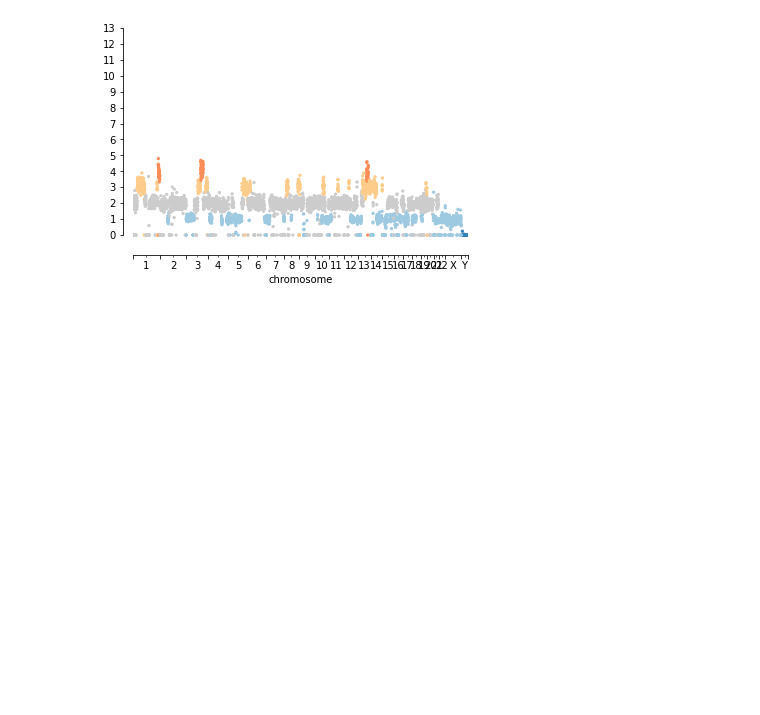
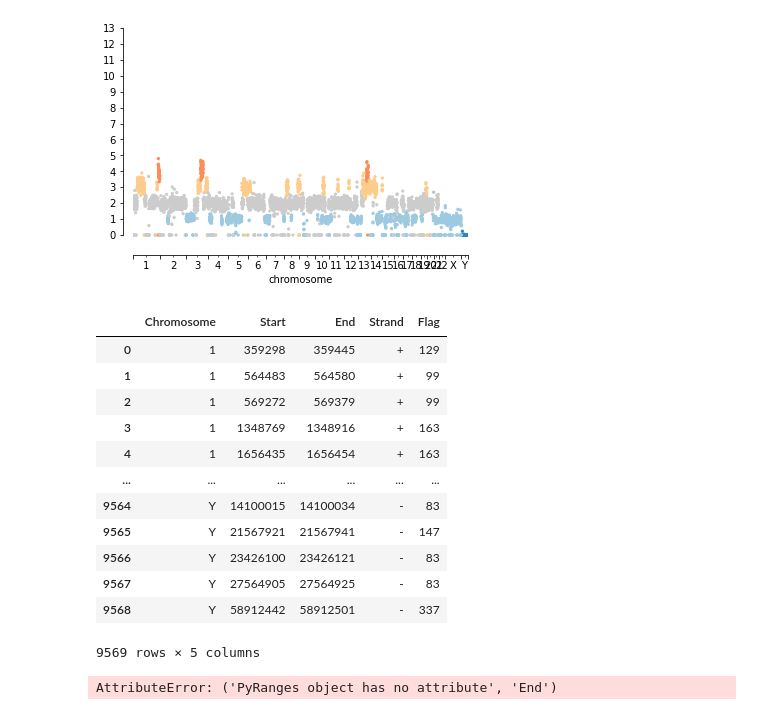
Before and after one commit to shahcompbio/scgenome-deprecated, a Jupyter notebook: notebooks/new_api.ipynb, the cells around one changed output. Cells and saved outputs as stored; diff of their text form; code cells hidden in the pictures; blank space fills up the shorter version.

```diff
--- a/notebooks/new_api.ipynb
+++ b/notebooks/new_api.ipynb
@@ -83,3 +83,54 @@ scgenome.plotting.cn.plot_cn_profile(
 # %% [output]
 <AxesSubplot:xlabel='chromosome'>
 [figure]
+# %%
+
+cell_bams = {
+    'SA1090-A96213A-R20-C06': '/juno/work/shah/isabl_data_lake/analyses/85/03/8503/bams/SA1090-A96213A-R20-C06.bam',
+    'SA1090-A96213A-R20-C08': '/juno/work/shah/isabl_data_lake/analyses/85/03/8503/bams/SA1090-A96213A-R20-C08.bam',
+    'SA1090-A96213A-R20-C09': '/juno/work/shah/isabl_data_lake/analyses/85/03/8503/bams/SA1090-A96213A-R20-C09.bam',
+    'SA1090-A96213A-R20-C10': '/juno/work/shah/isabl_data_lake/analyses/85/03/8503/bams/SA1090-A96213A-R20-C10.bam',
+    'SA1090-A96213A-R20-C11': '/juno/work/shah/isabl_data_lake/analyses/85/03/8503/bams/SA1090-A96213A-R20-C11.bam',
+    'SA1090-A96213A-R20-C12': '/juno/work/shah/isabl_data_lake/analyses/85/03/8503/bams/SA1090-A96213A-R20-C12.bam',
+    'SA1090-A96213A-R20-C13': '/juno/work/shah/isabl_data_lake/analyses/85/03/8503/bams/SA1090-A96213A-R20-C13.bam',
+    'SA1090-A96213A-R20-C14': '/juno/work/shah/isabl_data_lake/analyses/85/03/8503/bams/SA1090-A96213A-R20-C14.bam',
+}
+# %%
+
+import bamread
+import pyranges
+
+for cell_id, cell_bam in cell_bams.items():
+    bam_data = pyranges.read_bam(cell_bam, mapq=0, required_flag=0, filter_flag=1540)
+    break
+# %%
+
+bam_data
+# %% [output]
+|  | Chromosome | Start | End | Strand | Flag |
+| 0 | 1 | 359298 | 359445 | + | 129 |
+| 1 | 1 | 564483 | 564580 | + | 99 |
+| 2 | 1 | 569272 | 569379 | + | 99 |
+| 3 | 1 | 1348769 | 1348916 | + | 163 |
+| 4 | 1 | 1656435 | 1656454 | + | 163 |
+| ... | ... | ... | ... | ... | ... |
+| 9564 | Y | 14100015 | 14100034 | - | 83 |
+| 9565 | Y | 21567921 | 21567941 | - | 147 |
+| 9566 | Y | 23426100 | 23426121 | - | 83 |
+| 9567 | Y | 27564905 | 27564925 | - | 83 |
+| 9568 | Y | 58912442 | 58912501 | - | 337 |
+9569 rows × 5 columns
+# %%
+
+import pyranges as pr
+
+chromsizes = pr.data.chromsizes()
+
+def modify_chrom_series(df):
+    df.Chromosome = df.Chromosome.apply(lambda val: val.replace("chr", ""))
+
+chromsizes.apply(modify_chrom_series)
+
+pr.gf.tile_genome(chromsizes, int(1e6))
+# %% [output]
+AttributeError: ('PyRanges object has no attribute', 'End')
```
Also changed, not shown: parts of 4 cells of this notebook.
